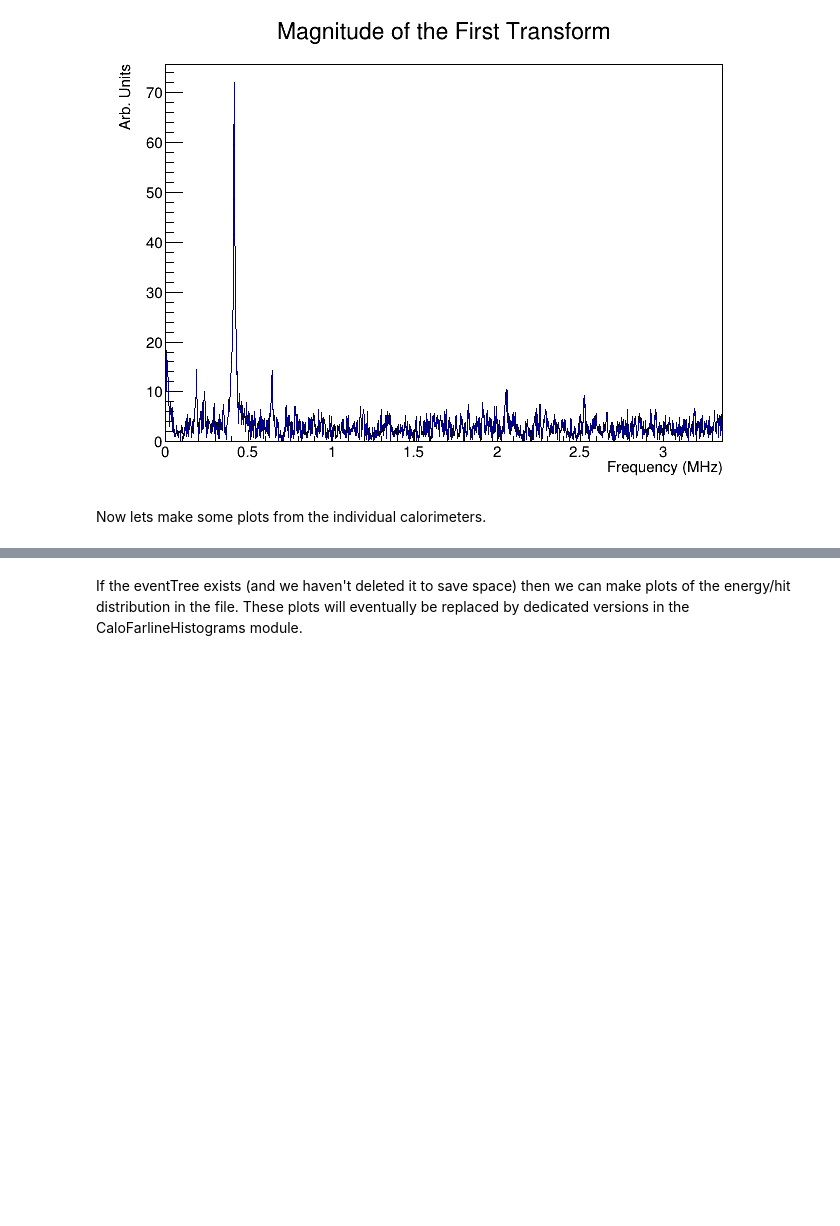
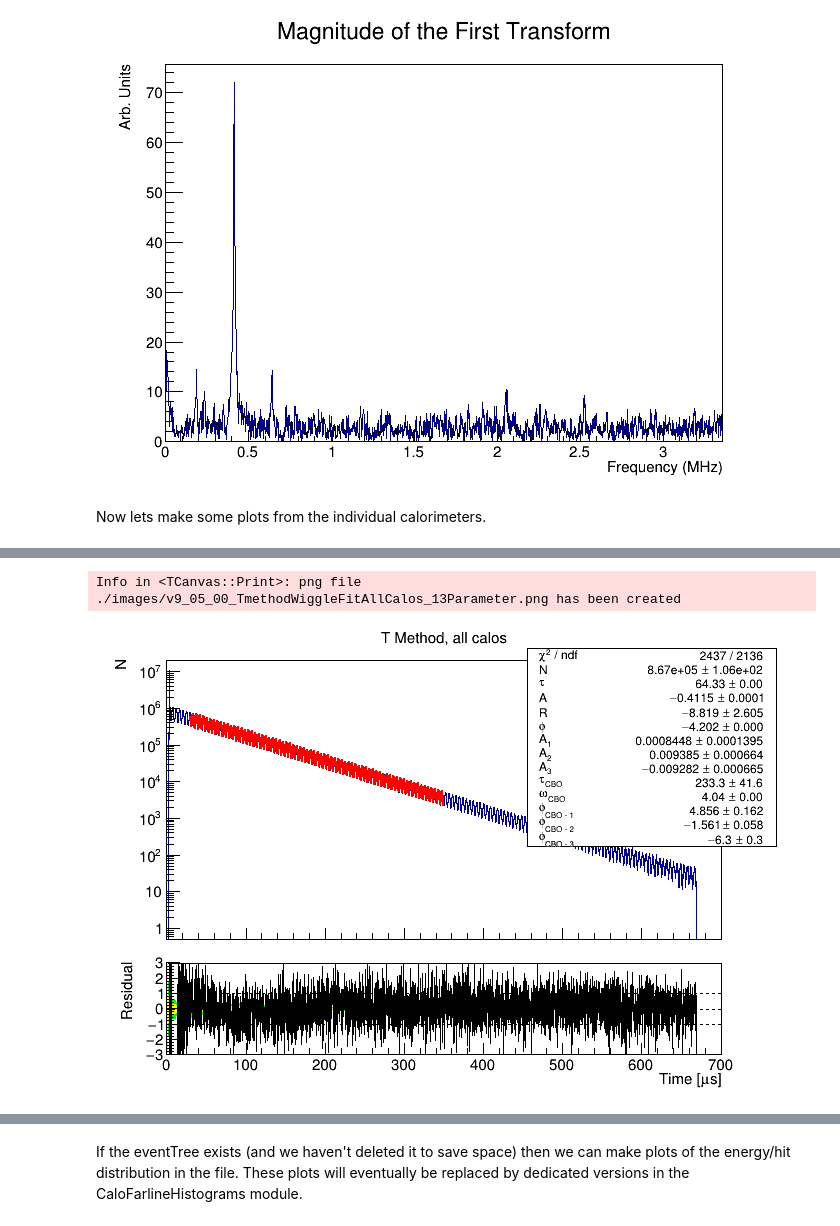
Before and after one commit to jlabounty/g-2, a Jupyter notebook: productionFeedback/productionFeedback_Farline.ipynb, the cells around one changed output, grey strips where cells are left out. Drawn from its saved outputs; the diff is of its cells as text; code cells hidden in the pictures; blank space fills up the shorter version.

```diff
--- a/productionFeedback/productionFeedback_Farline.ipynb
+++ b/productionFeedback/productionFeedback_Farline.ipynb
@@ -344,0 +458,21 @@ Info in <TCanvas::Print>: png file ./images/v9_05_00_calo24_FullSet.png has been
+# %%
+#The class calculates the  difference between the histogram and the fit function at each point
+#    and divides it by the uncertainty.
+c3 = r.TCanvas()
+allCaloWiggle13.Draw()
+c3.SetLogy()
+c3.Draw()
+
+rp1 = r.TRatioPlot(allCaloWiggle13)
+rp1.Draw()
+rp1.GetLowerRefYaxis().SetTitle("Residual")
+rp1.GetLowerRefYaxis().SetRangeUser(-3,3)
+
+allCaloWiggle.GetXaxis().SetRangeUser(30,150)
+
+c3.Update()
+c3.Draw()
+c3.Print("./images/"+prodString+"_TmethodWiggleFitAllCalos_13Parameter.png")
+# %% [output]
+Info in <TCanvas::Print>: png file ./images/v9_05_00_TmethodWiggleFitAllCalos_13Parameter.png has been created
+[figure, added]
```
Also changed, not shown: parts of 12 cells of this notebook.
